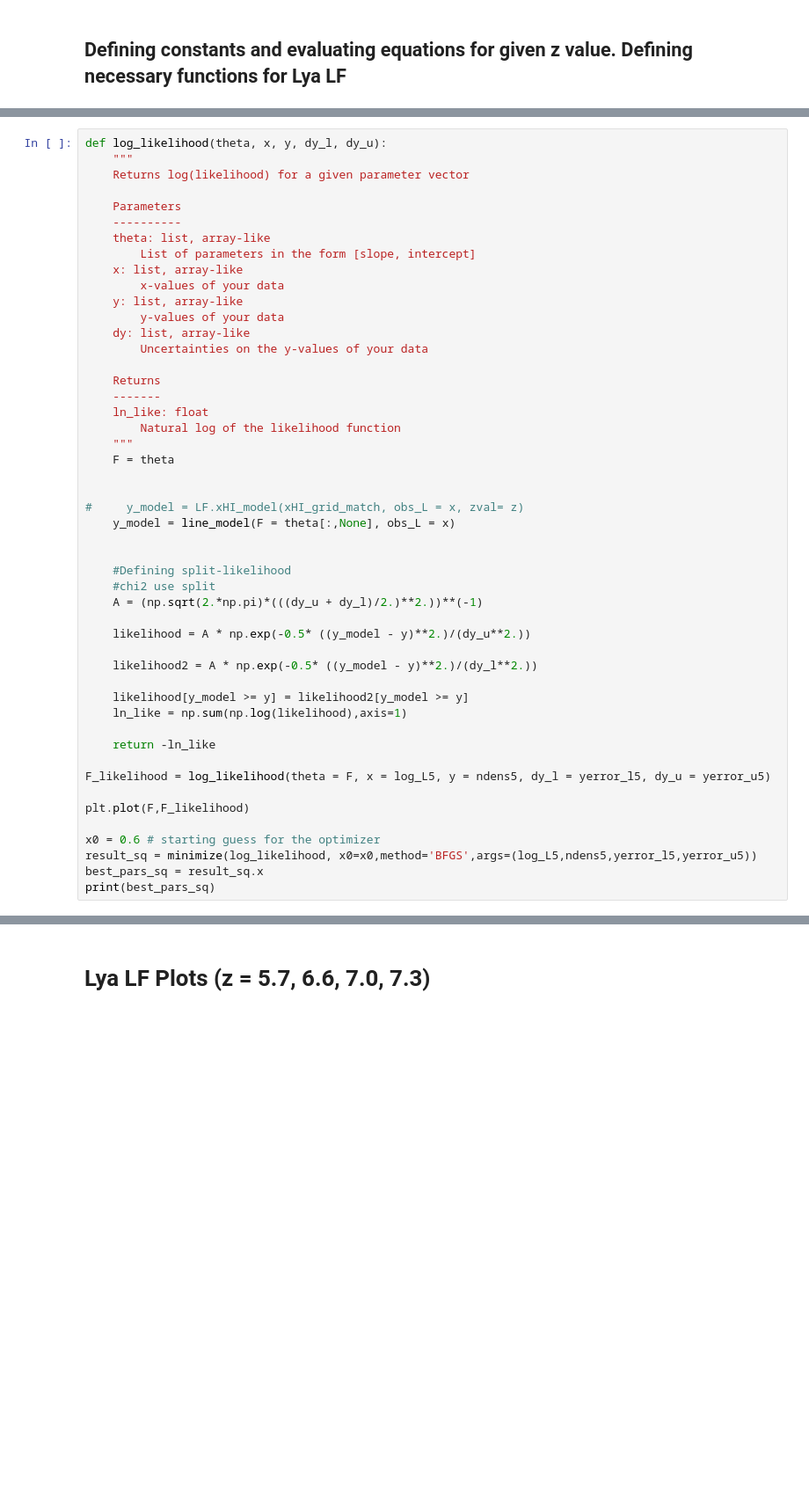
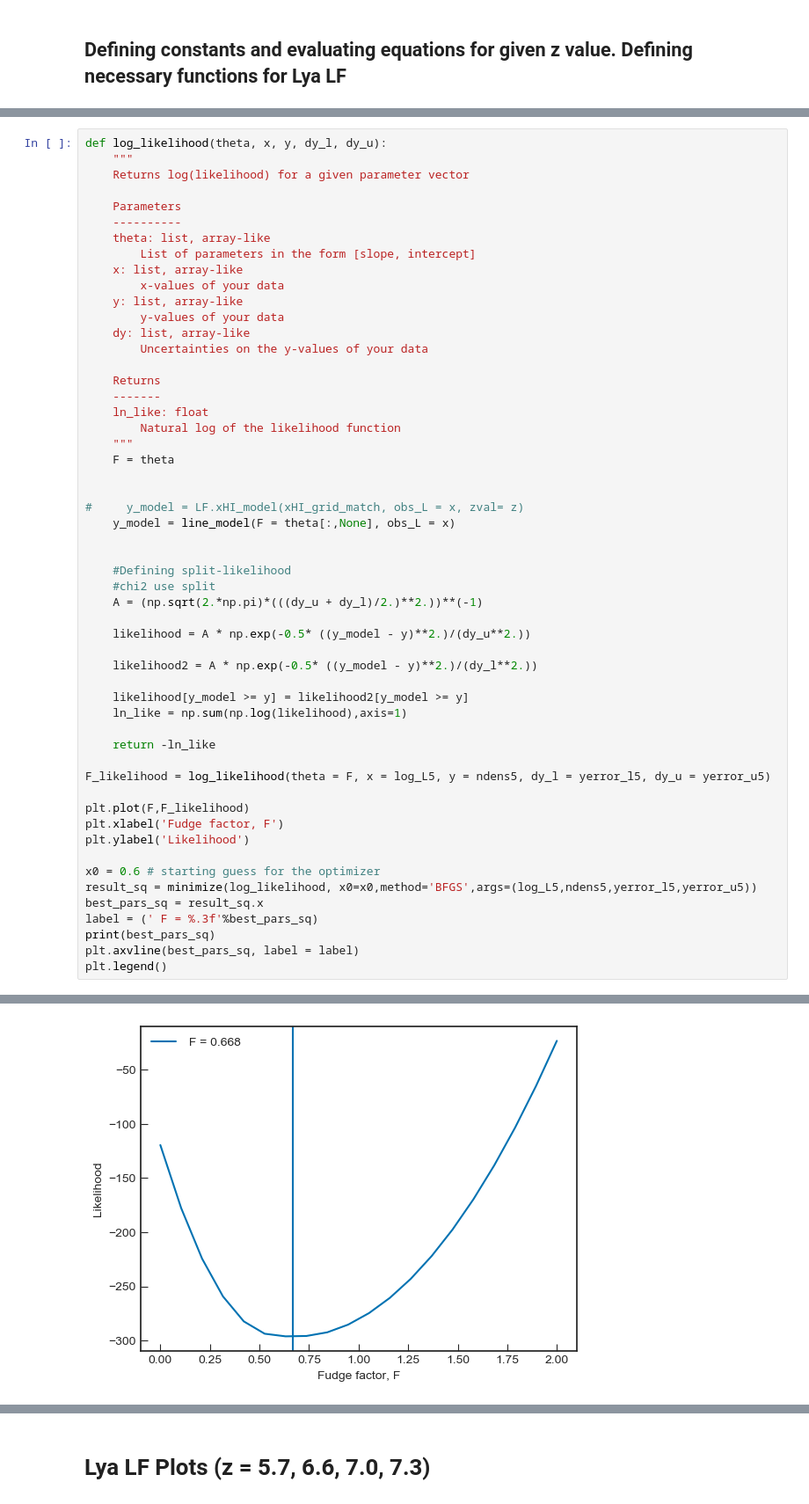
Before and after one commit to amora250/SAO-REU2020, a Jupyter notebook: CODE/Lya LF.ipynb, the cells around one changed output, grey strips where cells are left out. Shown: that part at 88% size. Drawn from its saved outputs; the diff is of its cells as text; blank space fills up the shorter version.

```diff
--- a/CODE/Lya LF.ipynb
+++ b/CODE/Lya LF.ipynb
@@ -208,8 +184,14 @@ def log_likelihood(theta, x, y, dy_l, dy_u):
 F_likelihood = log_likelihood(theta = F, x = log_L5, y = ndens5, dy_l = yerror_l5, dy_u = yerror_u5)
 
 plt.plot(F,F_likelihood)
+plt.xlabel('Fudge factor, F')
+plt.ylabel('Likelihood')
 
 x0 = 0.6 # starting guess for the optimizer
 result_sq = minimize(log_likelihood, x0=x0,method='BFGS',args=(log_L5,ndens5,yerror_l5,yerror_u5))
 best_pars_sq = result_sq.x
+label = (' F = %.3f'%best_pars_sq)
 print(best_pars_sq)
+plt.axvline(best_pars_sq, label = label)
+plt.legend()
+# %% [output]
@@ -215,0 +200 @@ print(best_pars_sq)
+[figure, added]
```
Also changed, not shown: parts of 27 cells of this notebook, 7 other files.
